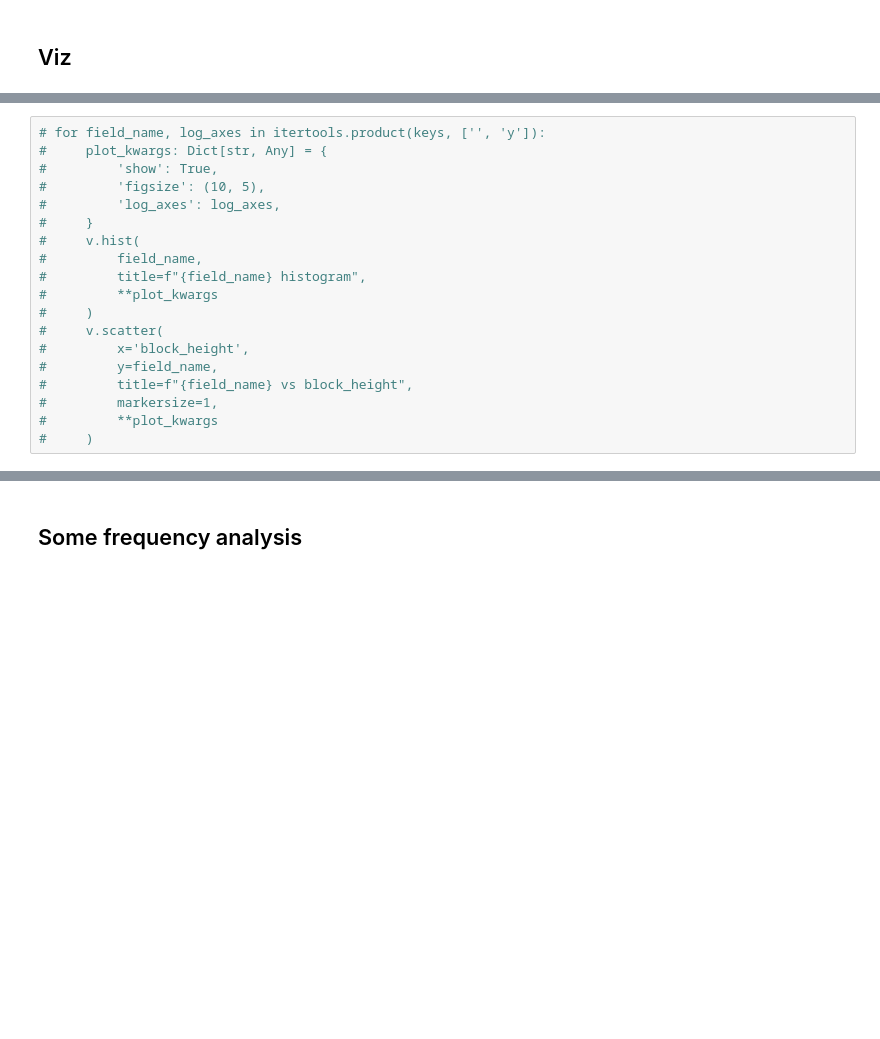
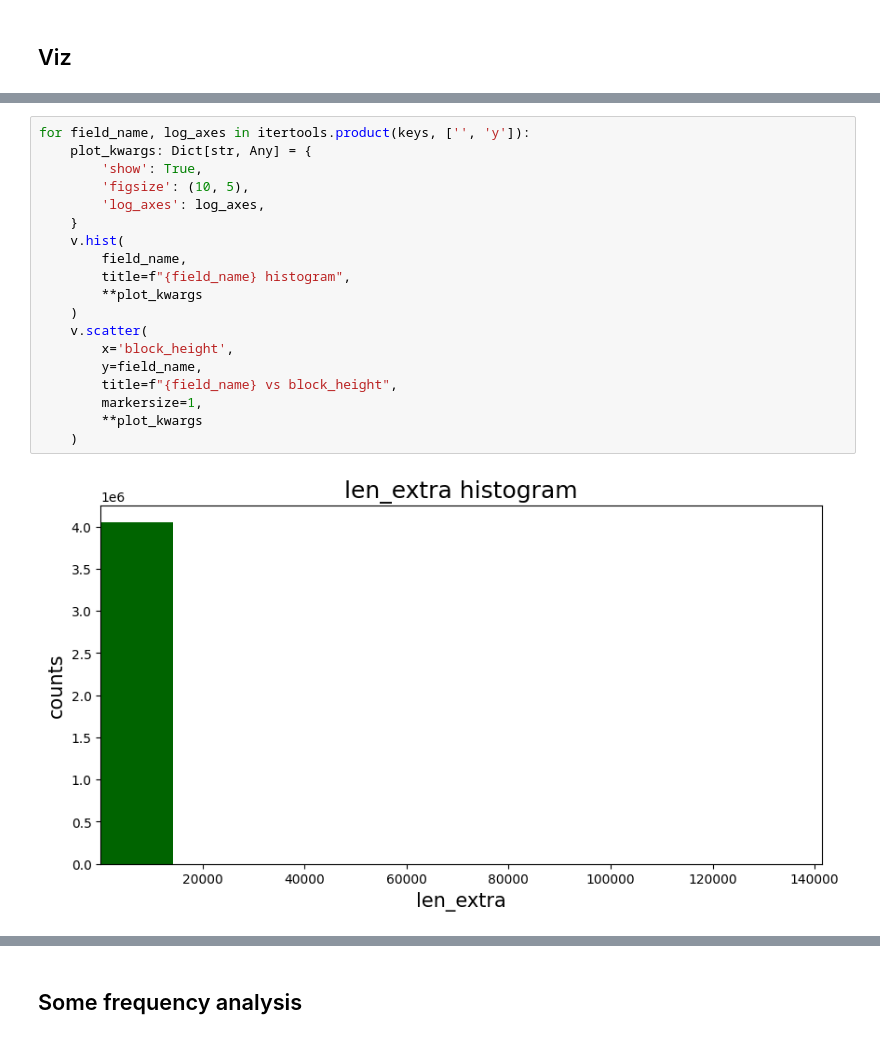
Before and after one commit to Mitchellpkt/monero_fingerprinting_pipeline, a Jupyter notebook: viz.ipynb, the cells around one changed output, grey strips where cells are left out. Cells and saved outputs as stored; diff of their text form; blank space fills up the shorter version.

```diff
--- a/viz.ipynb
+++ b/viz.ipynb
@@ -48,20 +57,22 @@ keys: List[str] = [
 ]
 # %%
-# for field_name, log_axes in itertools.product(keys, ['', 'y']):
-#     plot_kwargs: Dict[str, Any] = {
-#         'show': True,
-#         'figsize': (10, 5),
-#         'log_axes': log_axes,
-#     }
-#     v.hist(
-#         field_name,
-#         title=f"{field_name} histogram",
-#         **plot_kwargs
-#     )
-#     v.scatter(
-#         x='block_height',
-#         y=field_name,
-#         title=f"{field_name} vs block_height",
-#         markersize=1,
-#         **plot_kwargs
-#     )
+for field_name, log_axes in itertools.product(keys, ['', 'y']):
+    plot_kwargs: Dict[str, Any] = {
+        'show': True,
+        'figsize': (10, 5),
+        'log_axes': log_axes,
+    }
+    v.hist(
+        field_name,
+        title=f"{field_name} histogram",
+        **plot_kwargs
+    )
+    v.scatter(
+        x='block_height',
+        y=field_name,
+        title=f"{field_name} vs block_height",
+        markersize=1,
+        **plot_kwargs
+    )
+# %% [output]
+[figure, added]
```
Also changed, not shown: parts of 10 cells of this notebook.
